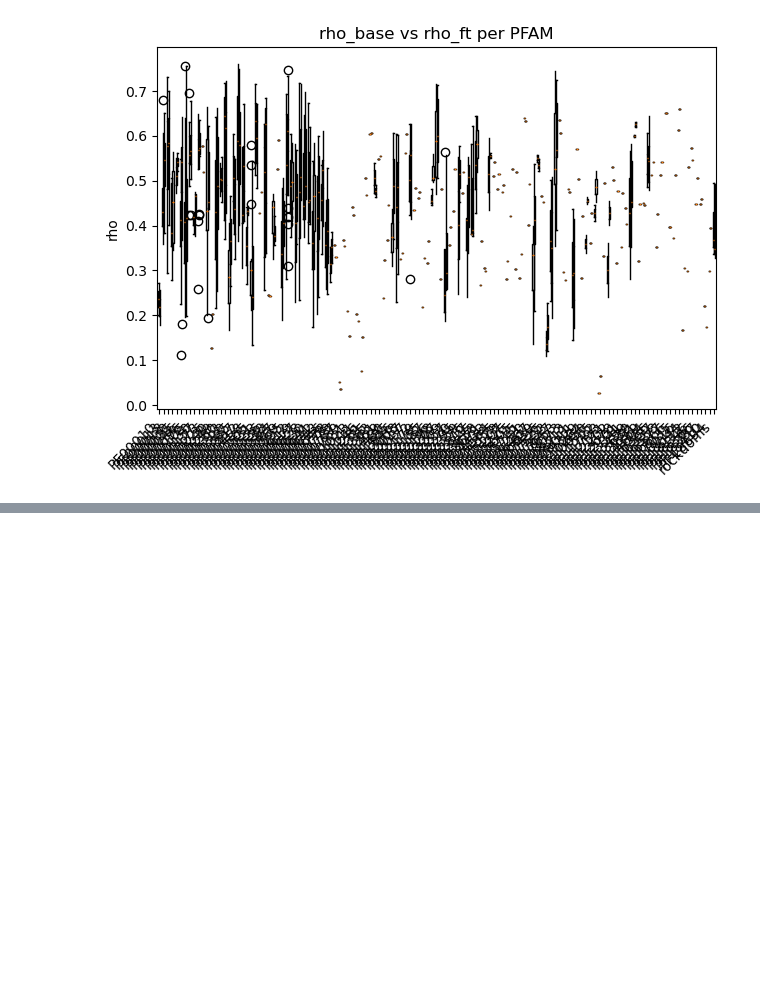
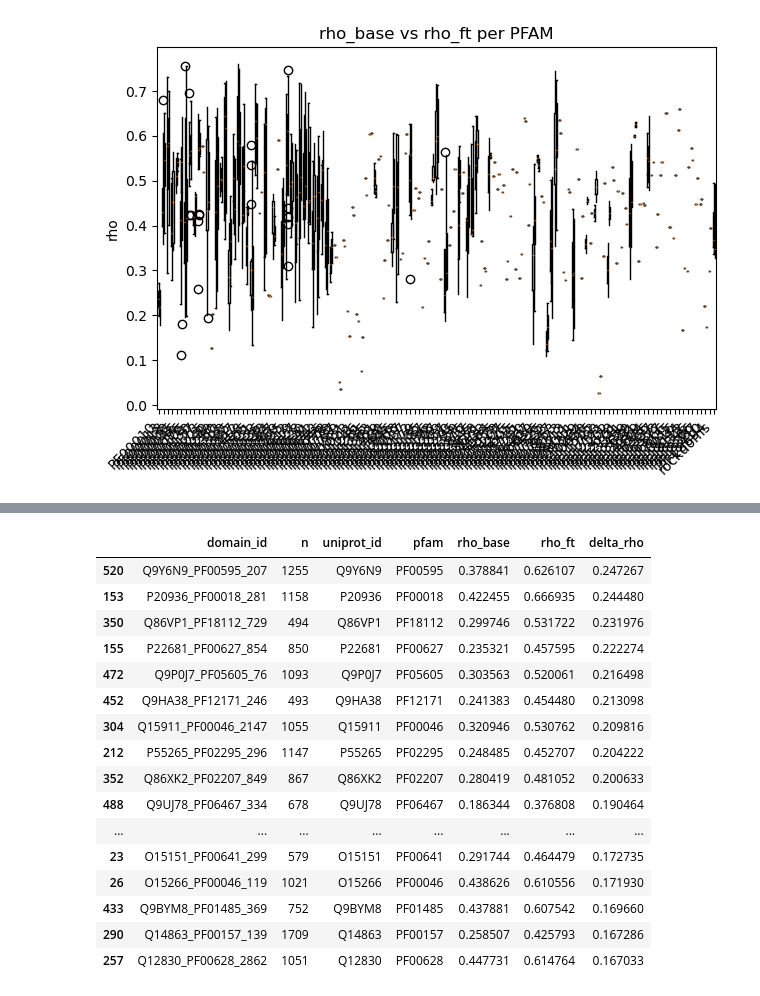
Before and after one commit to Hutch-Johnson/Protein-Language-Models, a Jupyter notebook: ESM_domainome_llr_compare.ipynb, the cells around one changed output, grey strips where cells are left out. Saved outputs shown, nothing was run; the diff lists cells and outputs as text; code cells hidden in the pictures; blank space fills up the shorter version.

```diff
--- a/ESM_domainome_llr_compare.ipynb
+++ b/ESM_domainome_llr_compare.ipynb
@@ -432,0 +557,20 @@ plt.show()
+# %%
+corr_df[['domain_id', 'n', 'uniprot_id', 'pfam', 'rho_base', 'rho_ft', 'delta_rho']].sort_values('delta_rho', ascending=False).head(20)
+# %% [output]
+|  | domain_id | n | uniprot_id | pfam | rho_base | rho_ft | delta_rho |
+| 520 | Q9Y6N9_PF00595_207 | 1255 | Q9Y6N9 | PF00595 | 0.378841 | 0.626107 | 0.247267 |
+| 153 | P20936_PF00018_281 | 1158 | P20936 | PF00018 | 0.422455 | 0.666935 | 0.244480 |
+| 350 | Q86VP1_PF18112_729 | 494 | Q86VP1 | PF18112 | 0.299746 | 0.531722 | 0.231976 |
+| 155 | P22681_PF00627_854 | 850 | P22681 | PF00627 | 0.235321 | 0.457595 | 0.222274 |
+| 472 | Q9P0J7_PF05605_76 | 1093 | Q9P0J7 | PF05605 | 0.303563 | 0.520061 | 0.216498 |
+| 452 | Q9HA38_PF12171_246 | 493 | Q9HA38 | PF12171 | 0.241383 | 0.454480 | 0.213098 |
+| 304 | Q15911_PF00046_2147 | 1055 | Q15911 | PF00046 | 0.320946 | 0.530762 | 0.209816 |
+| 212 | P55265_PF02295_296 | 1147 | P55265 | PF02295 | 0.248485 | 0.452707 | 0.204222 |
+| 352 | Q86XK2_PF02207_849 | 867 | Q86XK2 | PF02207 | 0.280419 | 0.481052 | 0.200633 |
+| 488 | Q9UJ78_PF06467_334 | 678 | Q9UJ78 | PF06467 | 0.186344 | 0.376808 | 0.190464 |
+| ... | ... | ... | ... | ... | ... | ... | ... |
+| 23 | O15151_PF00641_299 | 579 | O15151 | PF00641 | 0.291744 | 0.464479 | 0.172735 |
+| 26 | O15266_PF00046_119 | 1021 | O15266 | PF00046 | 0.438626 | 0.610556 | 0.171930 |
+| 433 | Q9BYM8_PF01485_369 | 752 | Q9BYM8 | PF01485 | 0.437881 | 0.607542 | 0.169660 |
+| 290 | Q14863_PF00157_139 | 1709 | Q14863 | PF00157 | 0.258507 | 0.425793 | 0.167286 |
+| 257 | Q12830_PF00628_2862 | 1051 | Q12830 | PF00628 | 0.447731 | 0.614764 | 0.167033 |
```
Also changed, not shown: parts of 6 cells of this notebook.
